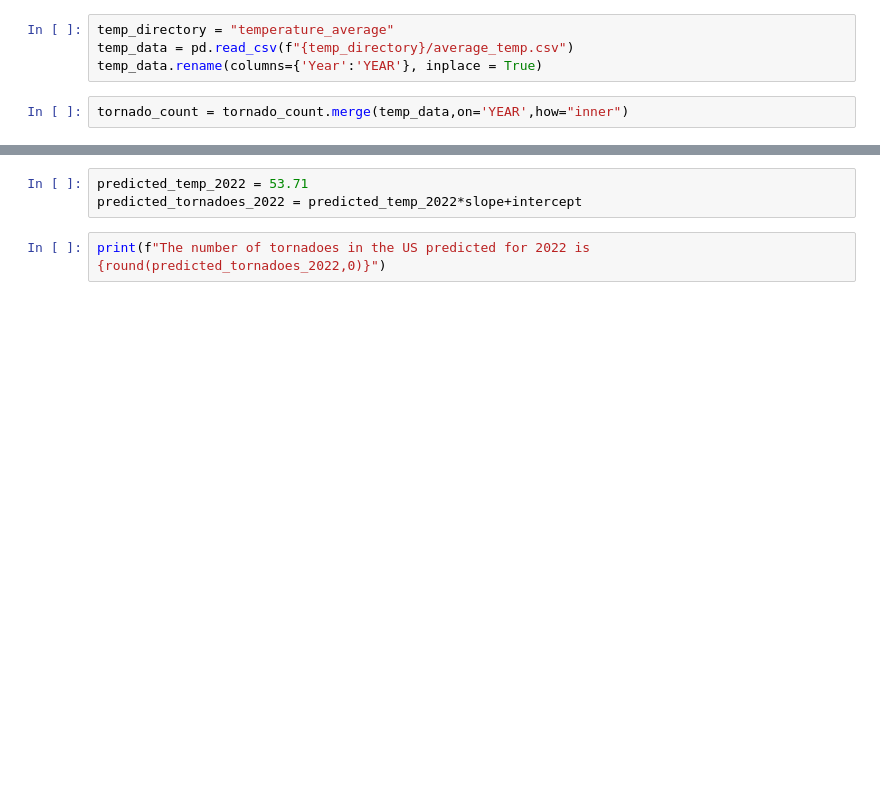
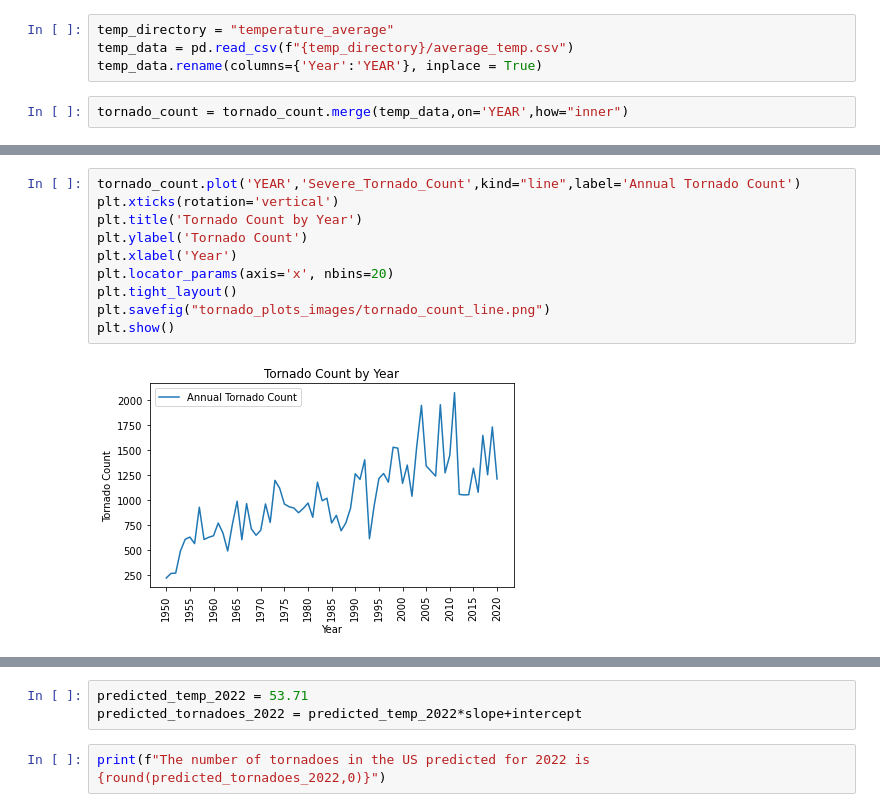
Before and after one commit to SaradhaRam/Climatechange-Extreme-Weather-Analysis, a Jupyter notebook: tornado_Joe.ipynb, the cells around one changed output, grey strips where cells are left out. Cells and saved outputs as stored; diff of their text form; blank space fills up the shorter version.

```diff
--- a/tornado_Joe.ipynb
+++ b/tornado_Joe.ipynb
@@ -30,3 +42,15 @@ tornado_count = tornado_count.merge(temp_data,on='YEAR',how="inner")
+# %%
+tornado_count.plot('YEAR','Severe_Tornado_Count',kind="line",label='Annual Tornado Count')
+plt.xticks(rotation='vertical')
+plt.title('Tornado Count by Year')
+plt.ylabel('Tornado Count')
+plt.xlabel('Year')
+plt.locator_params(axis='x', nbins=20)
+plt.tight_layout()
+plt.savefig("tornado_plots_images/tornado_count_line.png")
+plt.show()
+# %% [output]
+[figure, added]
 # %%
 tornado_count.plot('Average_Temp','Severe_Tornado_Count',kind = "scatter")
 plt.xlabel('Average Temperature (F)')
```
Also changed, not shown: parts of 3 cells of this notebook, 5 other files.
